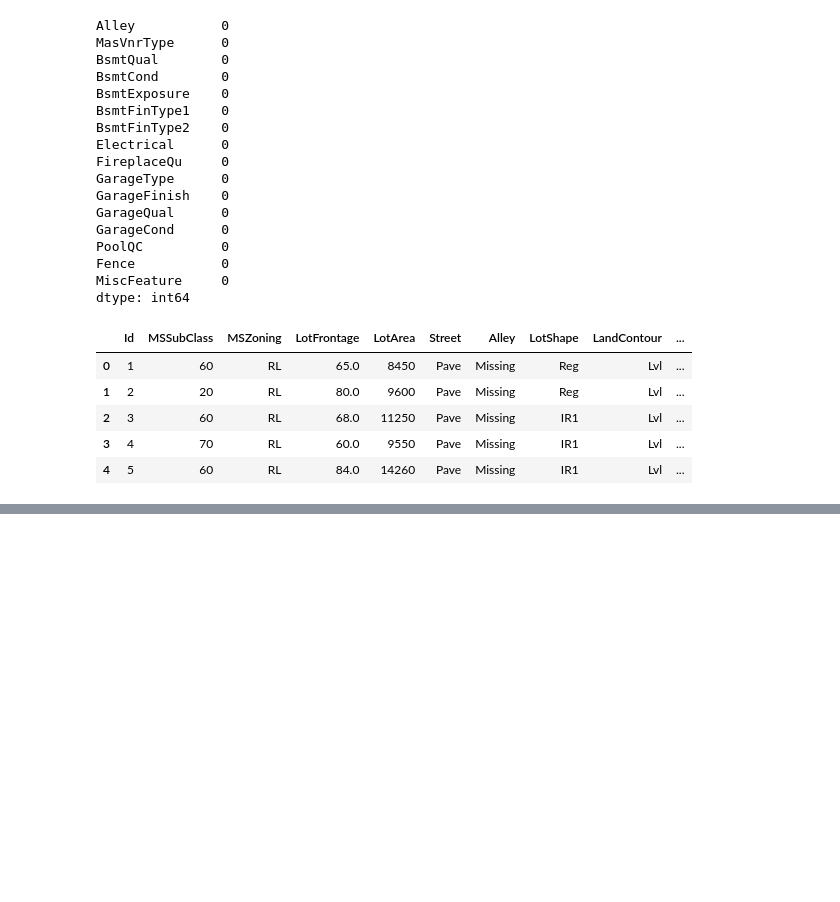
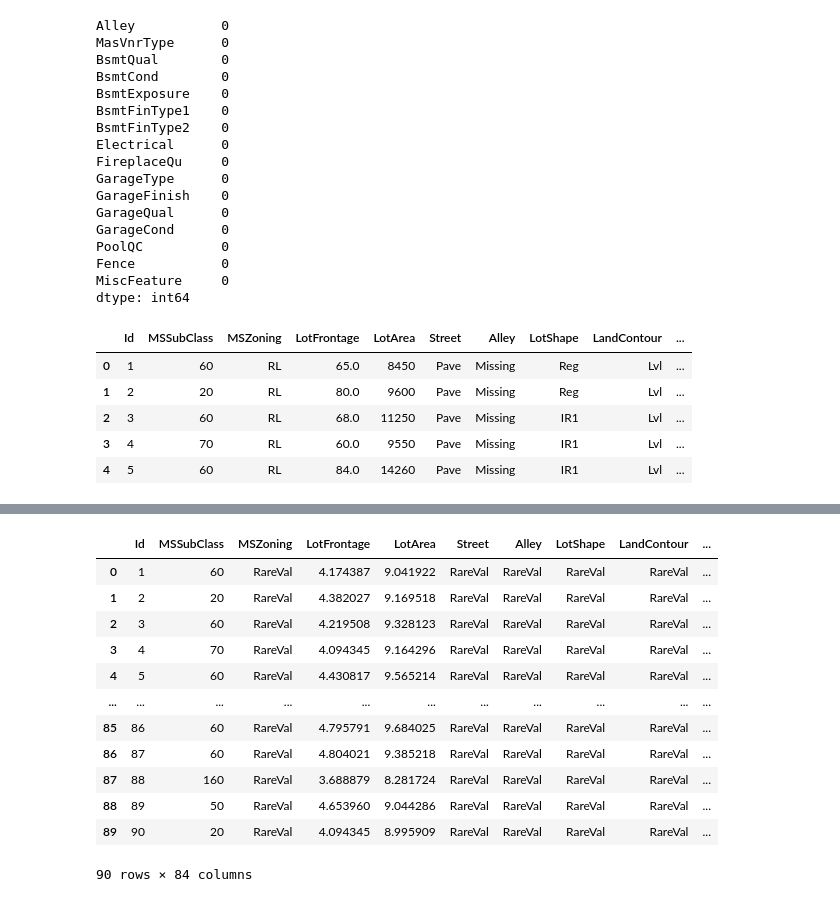
Before and after one commit to Md-Nur/House-Prices---Advanced-Regression-Techniques, a Jupyter notebook: featureEngineering.ipynb, the cells around one changed output, grey strips where cells are left out. Drawn from its saved outputs; the diff is of its cells as text; code cells hidden in the pictures; blank space fills up the shorter version.

```diff
--- a/featureEngineering.ipynb
+++ b/featureEngineering.ipynb
@@ -89,0 +120,4 @@ dataset.head()
+# %%
+timeFeature = np.array(['YearBuilt', 'YearRemodAdd', 'GarageYrBlt'])
+for t in timeFeature:
+    dataset[t] = dataset['YrSold'] - dataset[t]
@@ -89,0 +151,4 @@ dataset.head()
+# %%
+numFeature = np.array(['LotFrontage', 'LotArea', '1stFlrSF', 'GrLivArea', 'SalePrice'])
+for nf in numFeature:
+    dataset[nf] = np.log(dataset[nf])
@@ -89,0 +164,3 @@ dataset.head()
+# %%
+catFeature = [f for f in dataset.columns if dataset[f].dtype=='O']
+catFeature
@@ -89,0 +185,21 @@ dataset.head()
+# %%
+for cf in catFeature:
+    temp = dataset.groupby(f)['SalePrice'].count()/len(dataset)
+    tempDf = temp[temp>0.01].index
+    dataset[cf] = np.where(dataset[cf].isin(tempDf),dataset[cf],"RareVal")
+# %%
+dataset.head(90)
+# %% [output]
+|  | Id | MSSubClass | MSZoning | LotFrontage | LotArea | Street | Alley | LotShape | LandContour | ... |
+| 0 | 1 | 60 | RareVal | 4.174387 | 9.041922 | RareVal | RareVal | RareVal | RareVal | ... |
+| 1 | 2 | 20 | RareVal | 4.382027 | 9.169518 | RareVal | RareVal | RareVal | RareVal | ... |
+| 2 | 3 | 60 | RareVal | 4.219508 | 9.328123 | RareVal | RareVal | RareVal | RareVal | ... |
+| 3 | 4 | 70 | RareVal | 4.094345 | 9.164296 | RareVal | RareVal | RareVal | RareVal | ... |
+| 4 | 5 | 60 | RareVal | 4.430817 | 9.565214 | RareVal | RareVal | RareVal | RareVal | ... |
+| ... | ... | ... | ... | ... | ... | ... | ... | ... | ... | ... |
+| 85 | 86 | 60 | RareVal | 4.795791 | 9.684025 | RareVal | RareVal | RareVal | RareVal | ... |
+| 86 | 87 | 60 | RareVal | 4.804021 | 9.385218 | RareVal | RareVal | RareVal | RareVal | ... |
+| 87 | 88 | 160 | RareVal | 3.688879 | 8.281724 | RareVal | RareVal | RareVal | RareVal | ... |
+| 88 | 89 | 50 | RareVal | 4.653960 | 9.044286 | RareVal | RareVal | RareVal | RareVal | ... |
+| 89 | 90 | 20 | RareVal | 4.094345 | 8.995909 | RareVal | RareVal | RareVal | RareVal | ... |
+90 rows × 84 columns
```
Also changed, not shown: parts of 8 cells of this notebook.
